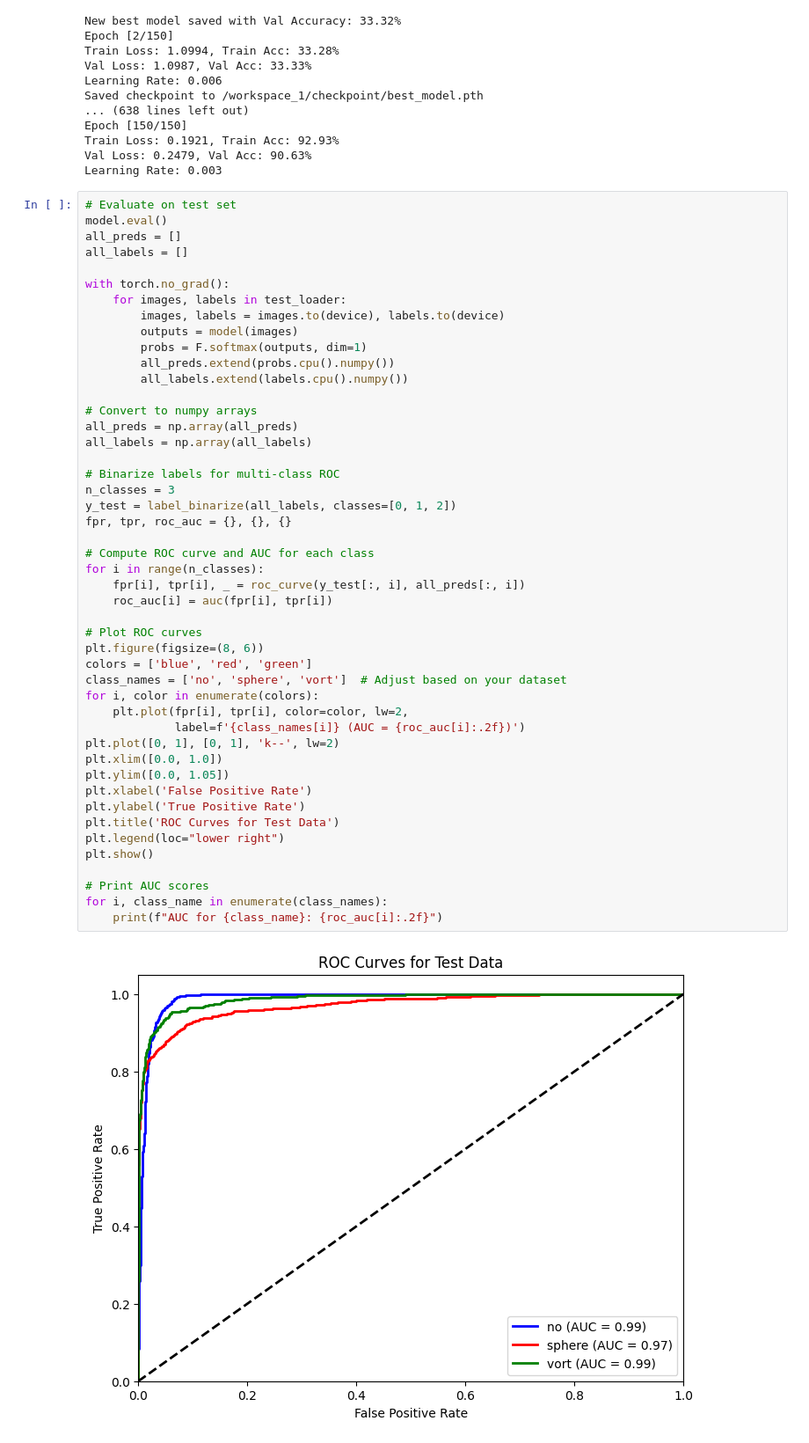
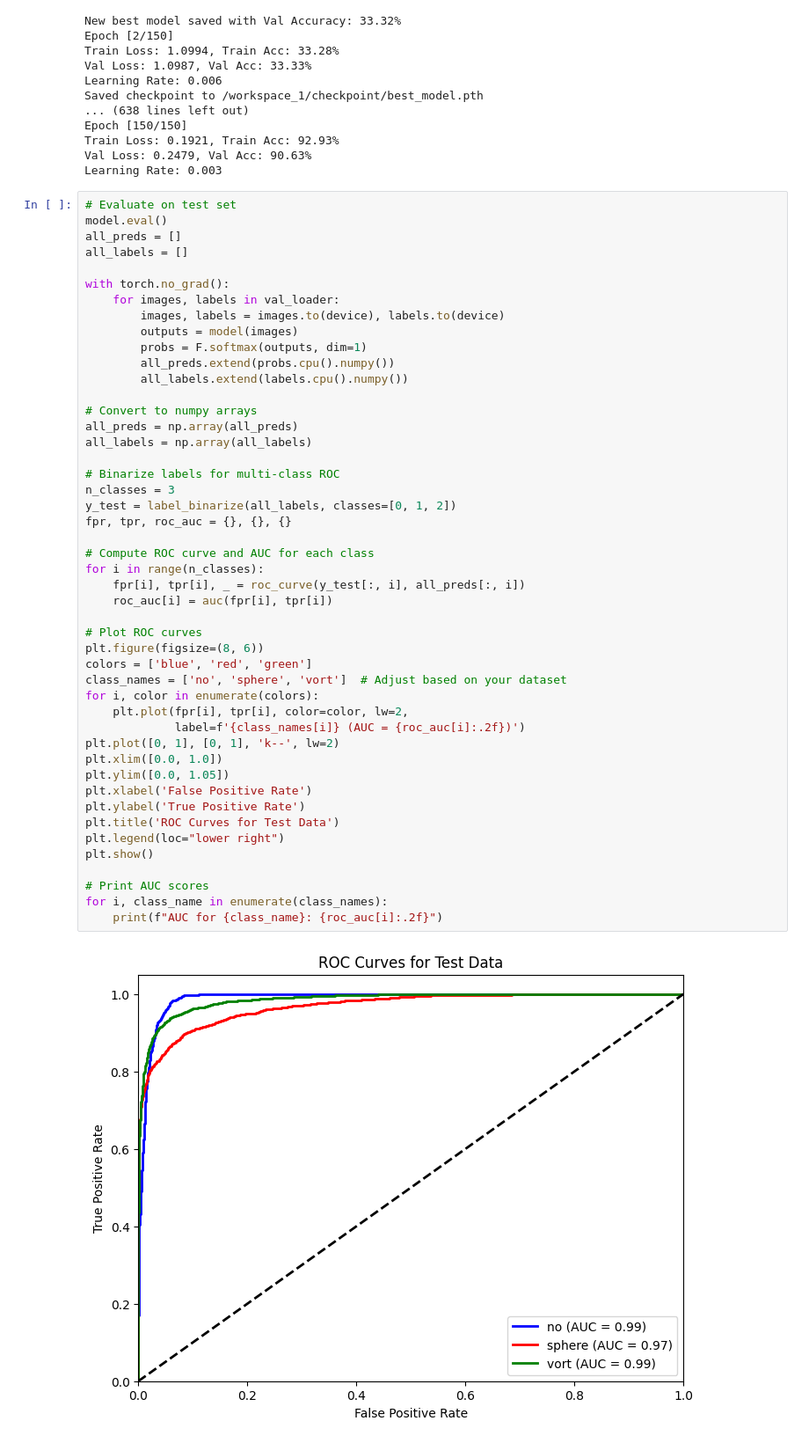
Before and after one commit to bsyh/DeepLense, a Jupyter notebook: task_1_ResNet.ipynb, the cells around one changed output. Shown at 88% size. Saved outputs shown, nothing was run; the diff lists cells and outputs as text.

```diff
--- a/task_1_ResNet.ipynb
+++ b/task_1_ResNet.ipynb
@@ -472,7 +472,7 @@ all_preds = []
 all_labels = []
 
 with torch.no_grad():
-    for images, labels in test_loader:
+    for images, labels in val_loader:
         images, labels = images.to(device), labels.to(device)
         outputs = model(images)
         probs = F.softmax(outputs, dim=1)
@@ -486,34 +486,34 @@ all_labels = np.array(all_labels)
 # Binarize labels for multi-class ROC
 n_classes = 3
 y_test = label_binarize(all_labels, classes=[0, 1, 2])
 fpr, tpr, roc_auc = {}, {}, {}
 
 # Compute ROC curve and AUC for each class
 for i in range(n_classes):
     fpr[i], tpr[i], _ = roc_curve(y_test[:, i], all_preds[:, i])
     roc_auc[i] = auc(fpr[i], tpr[i])
 
 # Plot ROC curves
 plt.figure(figsize=(8, 6))
 colors = ['blue', 'red', 'green']
 class_names = ['no', 'sphere', 'vort']  # Adjust based on your dataset
 for i, color in enumerate(colors):
     plt.plot(fpr[i], tpr[i], color=color, lw=2,
              label=f'{class_names[i]} (AUC = {roc_auc[i]:.2f})')
 plt.plot([0, 1], [0, 1], 'k--', lw=2)
 plt.xlim([0.0, 1.0])
 plt.ylim([0.0, 1.05])
 plt.xlabel('False Positive Rate')
 plt.ylabel('True Positive Rate')
 plt.title('ROC Curves for Test Data')
 plt.legend(loc="lower right")
 plt.show()
 
 # Print AUC scores
 for i, class_name in enumerate(class_names):
     print(f"AUC for {class_name}: {roc_auc[i]:.2f}")
 # %% [output]
-[figure, old version]
+[figure, new version]
 AUC for no: 0.99
 AUC for sphere: 0.97
 AUC for vort: 0.99
```
Also changed, not shown: parts of 1 cell of this notebook, 14 other files.
